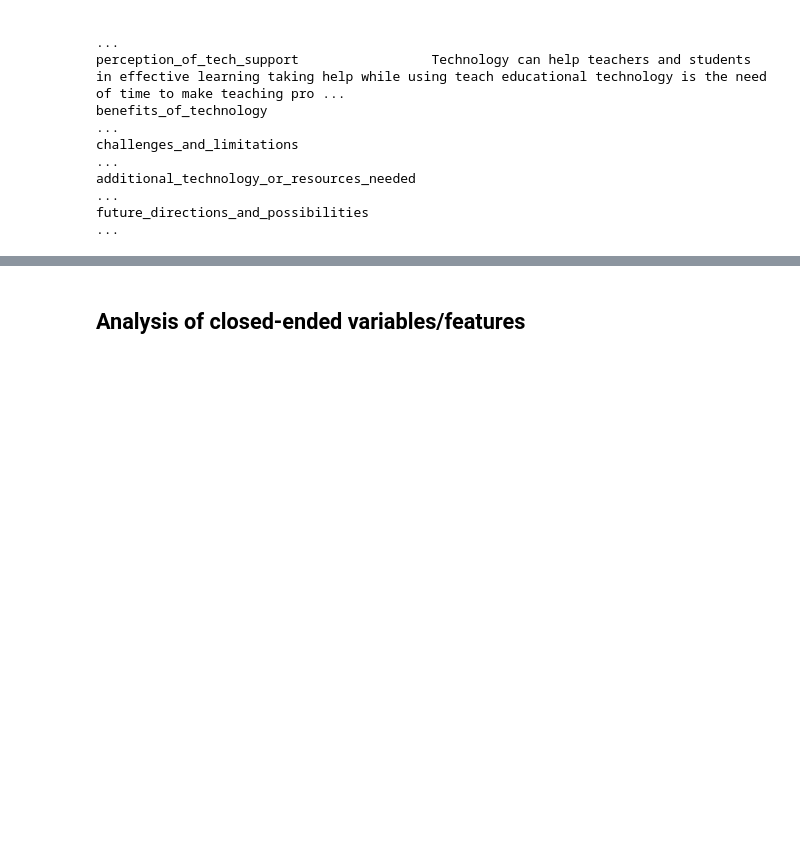
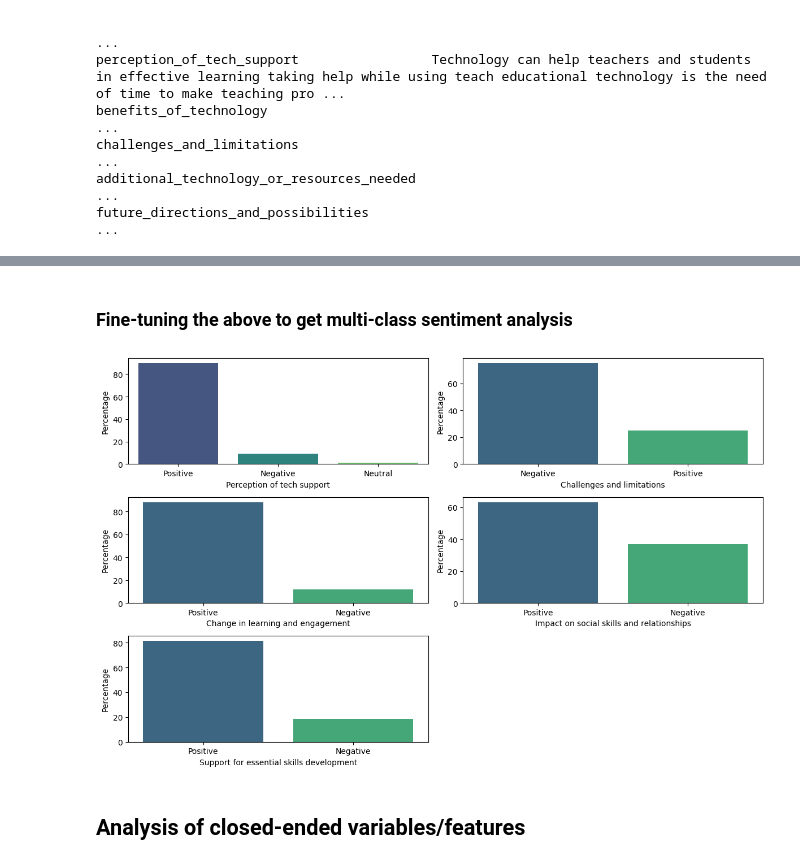
Before and after one commit to math-pal/edu-tech, a Jupyter notebook: impact_of_tech_on_edu.ipynb, the cells around one changed output, grey strips where cells are left out. Drawn from its saved outputs; the diff is of its cells as text; code cells hidden in the pictures; blank space fills up the shorter version.

```diff
--- a/impact_of_tech_on_edu.ipynb
+++ b/impact_of_tech_on_edu.ipynb
@@ -962,0 +1092,2 @@ future_directions_and_possibilities
+# %% [markdown]
+### Fine-tuning the above to get multi-class sentiment analysis
@@ -963,3 +1120,8 @@ future_directions_and_possibilities
+# %%
+plot_categorical_variables(df, col_sentiment, (12, 12),
+                              ylabel="Percentage", save_path="sentiment_distribution_plot.png")
+# %% [output]
+[figure, added]
 # %% [markdown]
 ## Analysis of closed-ended variables/features
 # %%
```
Also changed, not shown: parts of 78 cells of this notebook, 1 other file.
